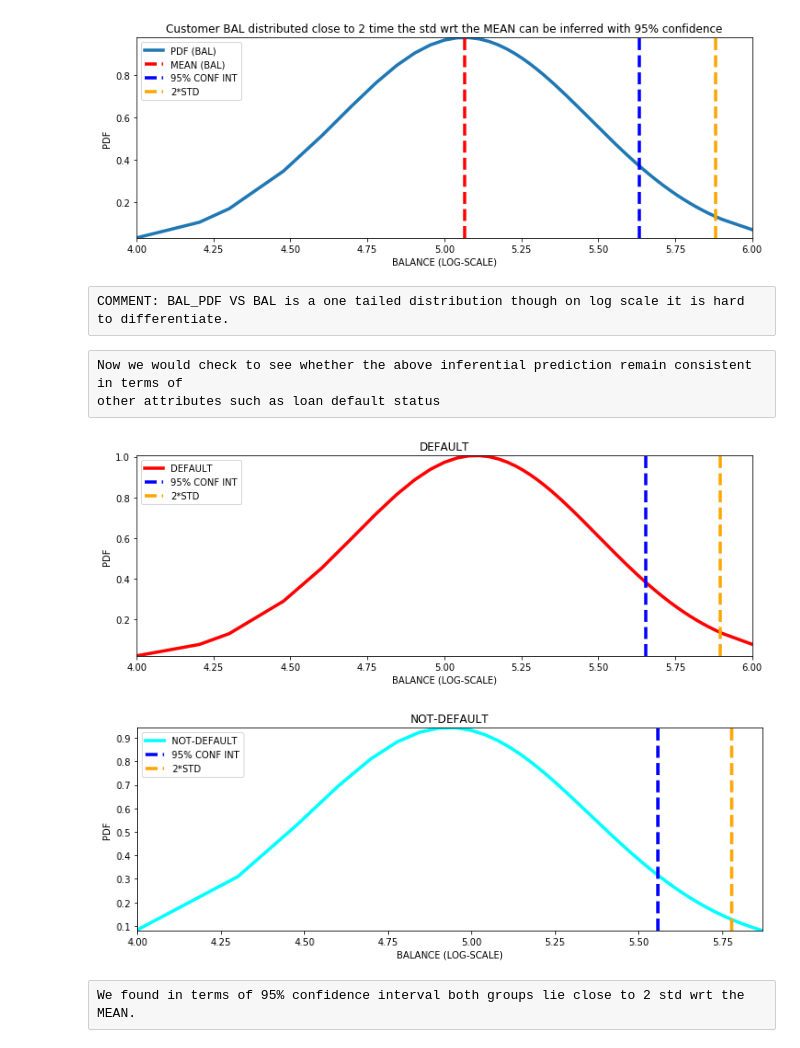
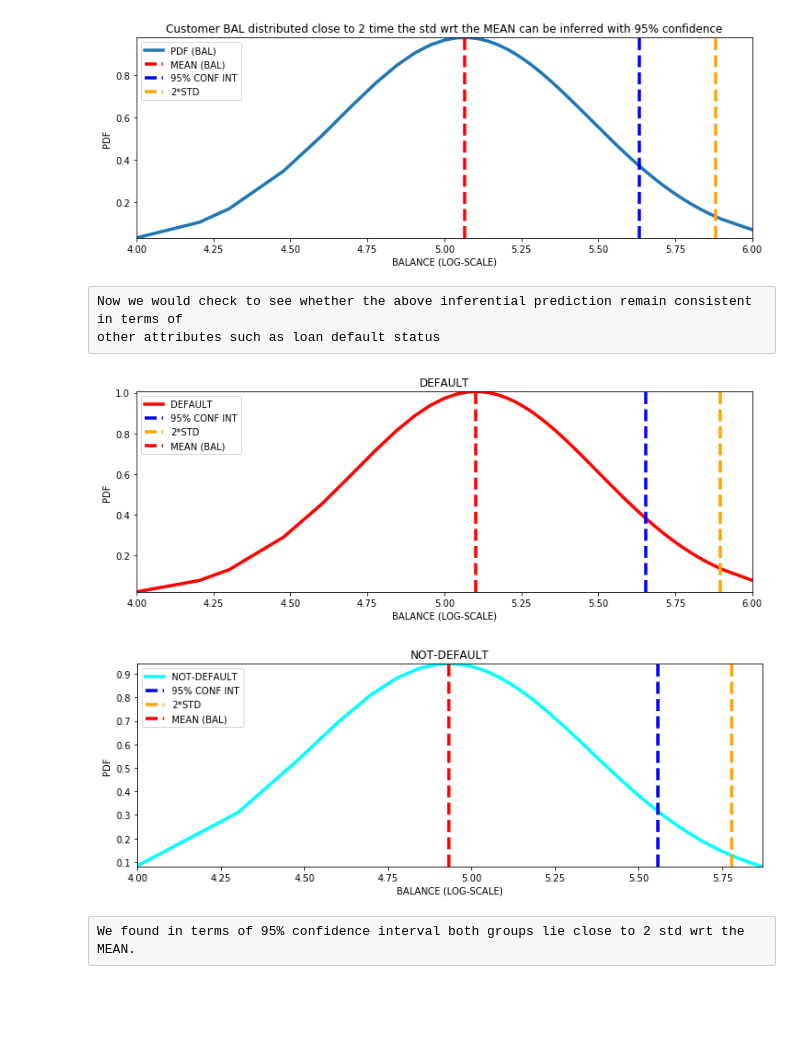
Before and after one commit to dsdata2000/springboard, a Jupyter notebook: default_credit_card_client_v3.ipynb, the cells around one changed output. Cells and saved outputs as stored; diff of their text form; code cells hidden in the pictures; blank space fills up the shorter version.

```diff
--- a/default_credit_card_client_v3.ipynb
+++ b/default_credit_card_client_v3.ipynb
@@ -421,34 +585,33 @@ plt.ylabel('PDF')
 plt.show()
 # %% [output]
 [figure]
-# %% [raw]
-COMMENT: BAL_PDF VS BAL is a one tailed distribution though on log scale it is hard to differentiate.
 # %% [raw]
 Now we would check to see whether the above inferential prediction remain consistent in terms of
 other attributes such as loan default status
 # %%
 colr = ['red', 'cyan']
 titles = ['DEFAULT', 'NOT-DEFAULT']
 list_def = [df_nd, df_d]
 idx = 0
 
 for gr in list_def:
     bal = np.sort(gr['BAL'].apply(np.log10).values)
     bal_pdf = norm.pdf(bal, loc=np.mean(bal), scale=np.std(bal))
     bal_cdf = norm.cdf(bal, loc=np.mean(bal), scale=np.std(bal))
     plt.figure(figsize=(12,4))
     plt.plot(bal, bal_pdf, label=titles[idx], color=colr[idx],linewidth=3.5)
     plt.axvline(np.percentile(bal, [95]), linestyle='--', color='blue', label='95% CONF INT',linewidth=3.5)
     plt.axvline(np.mean(bal)+2*np.std(bal), linestyle='--', color='orange', label='2*STD',linewidth=3.5)
+    plt.axvline(np.mean(bal), linestyle='--', color='red', label='MEAN (BAL)', linewidth=3.5)
     plt.autoscale(enable=True, tight=True)
     plt.legend()
     plt.title(titles[idx])
     plt.xlabel('BALANCE (LOG-SCALE)')
     plt.ylabel('PDF')
     idx += 1
 # %% [output]
-[figure, old version]
+[figure, new version]
-[figure, old version]
+[figure, new version]
 # %% [raw]
 We found in terms of 95% confidence interval both groups lie close to 2 std wrt the MEAN.
 # %% [markdown]
```
Also changed, not shown: parts of 63 cells of this notebook.
